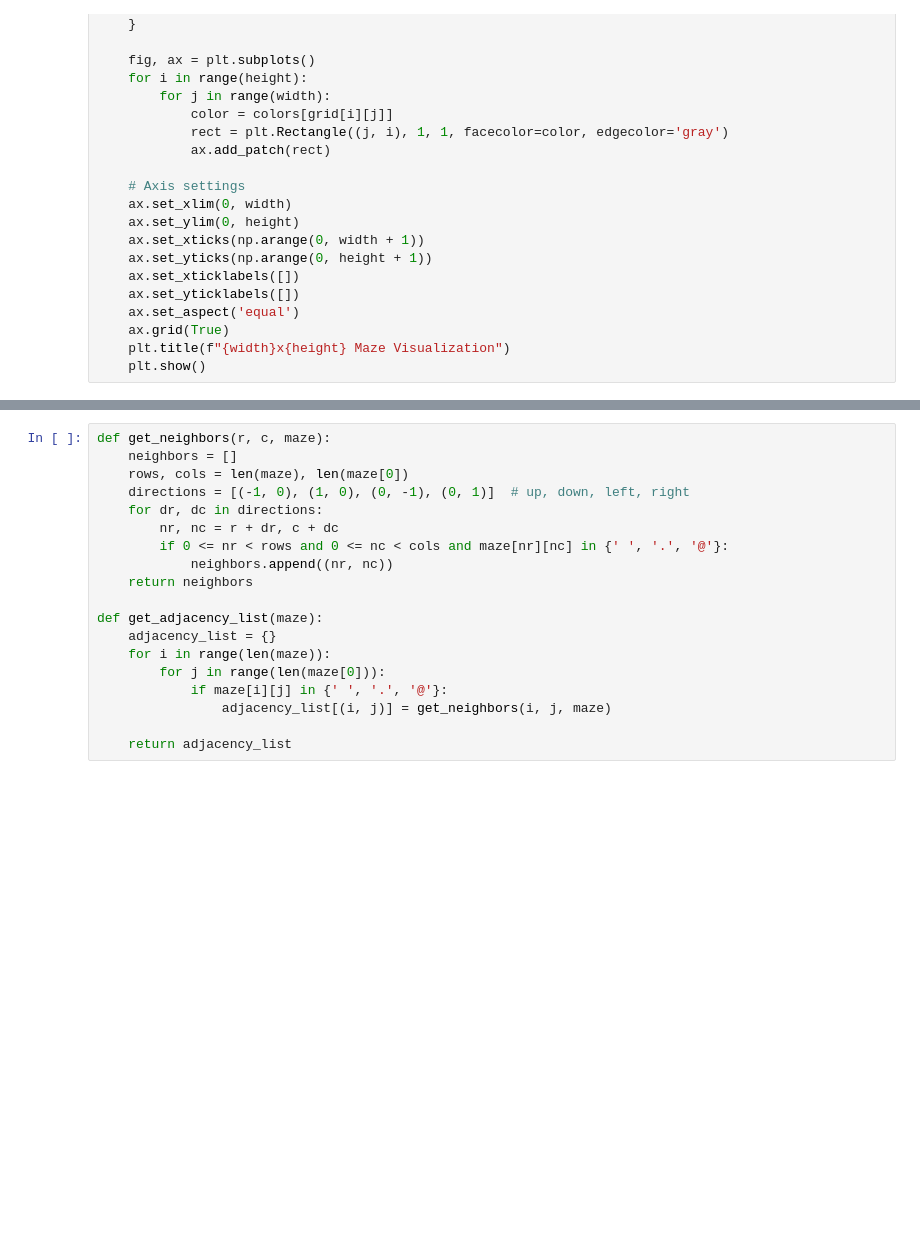
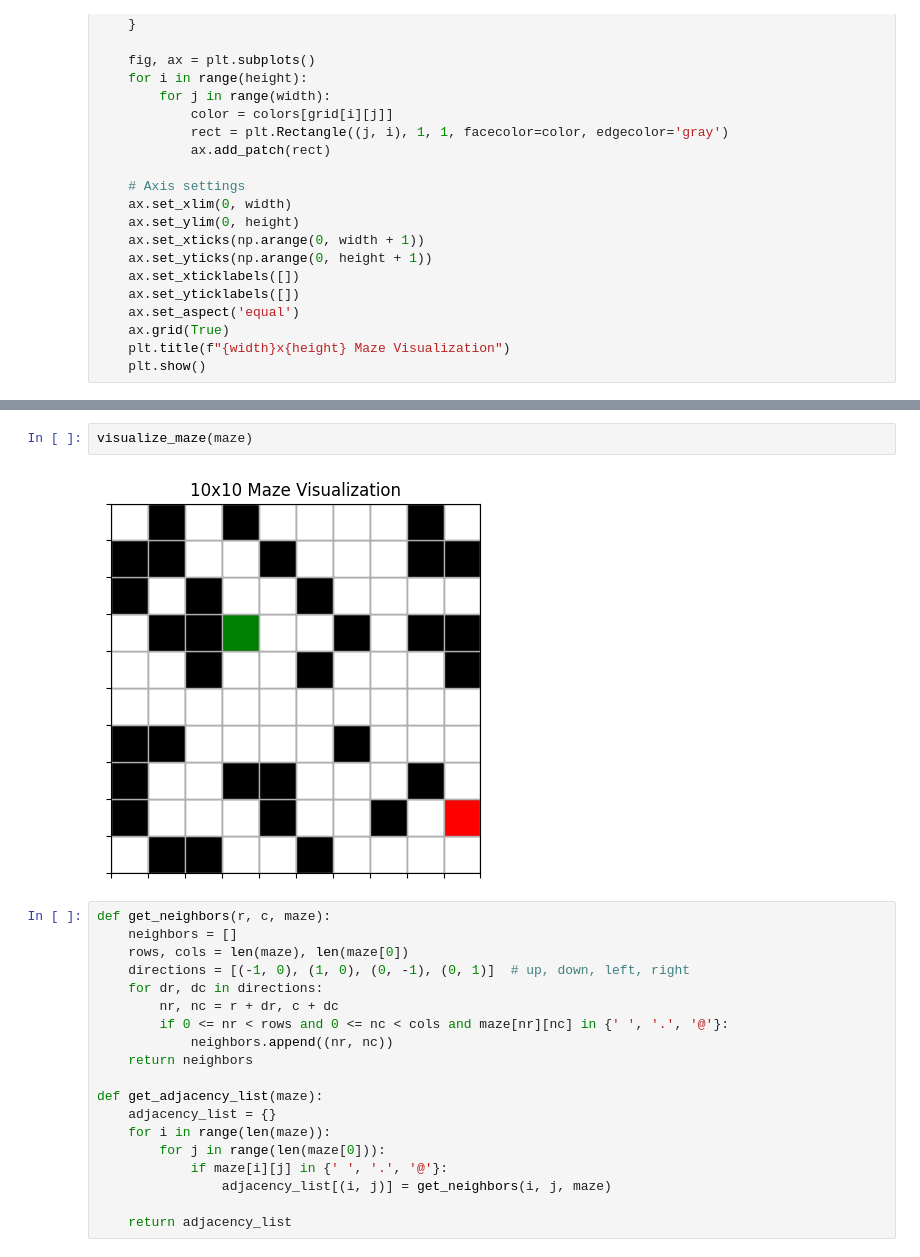
Before and after one commit to rahim-xelpmoc/searchformer, a Jupyter notebook: maze_trace_conversion.ipynb, the cells around one changed output, grey strips where cells are left out. Saved outputs shown, nothing was run; the diff lists cells and outputs as text; blank space fills up the shorter version.

```diff
--- a/maze_trace_conversion.ipynb
+++ b/maze_trace_conversion.ipynb
@@ -198,3 +223,7 @@ visualize_maze(maze)
+# %%
+visualize_maze(maze)
+# %% [output]
+[figure, added]
 # %%
 def get_neighbors(r, c, maze):
     neighbors = []
```
Also changed, not shown: parts of 12 cells of this notebook, 3 other files.
